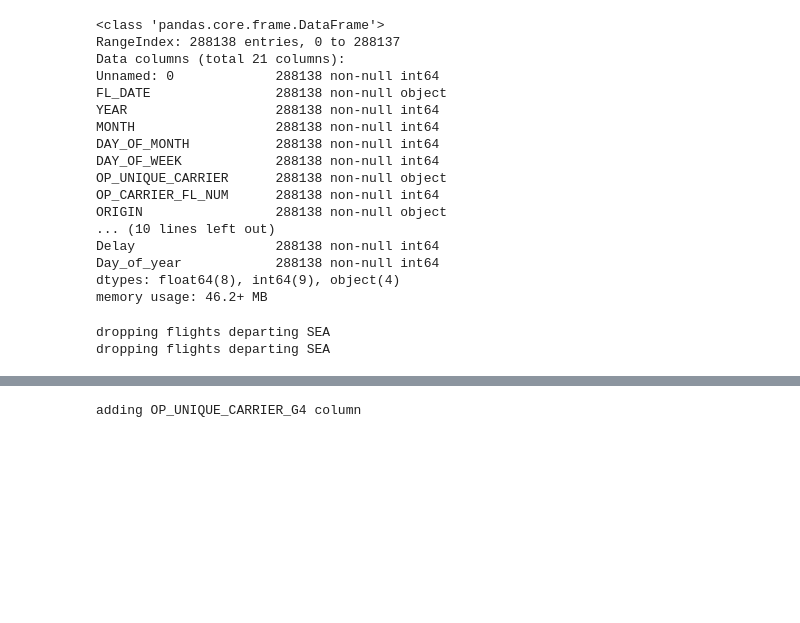
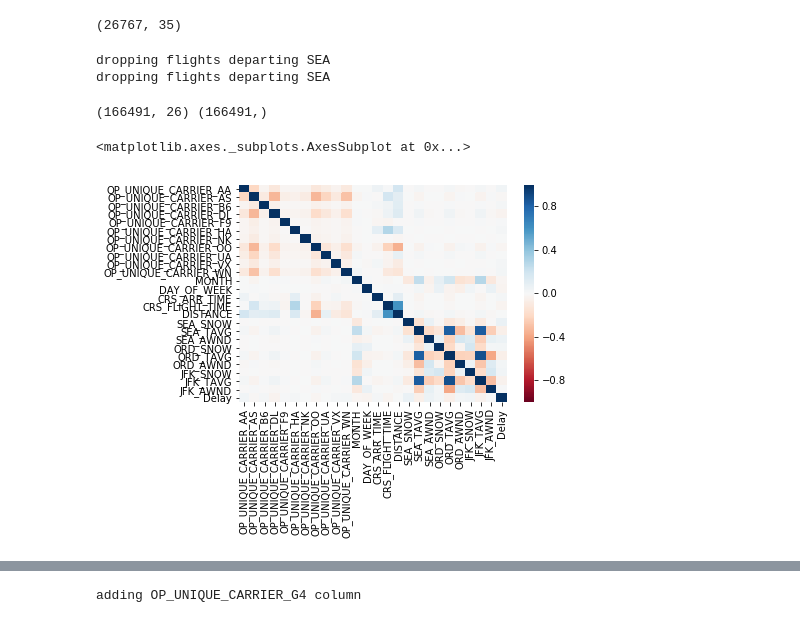
Before and after one commit to Stitchmaker/Metis_Bootcamp, a Jupyter notebook: McNulty_Project/McNulty_Analysis.ipynb, the cells around one changed output, grey strips where cells are left out. Drawn from its saved outputs; the diff is of its cells as text; code cells hidden in the pictures; blank space fills up the shorter version.

```diff
--- a/McNulty_Project/McNulty_Analysis.ipynb
+++ b/McNulty_Project/McNulty_Analysis.ipynb
@@ -35,26 +58,10 @@ import datetime
 # read data file
 FlightData1 = pd.read_csv('data/FlightData_2016_2017.csv')
 FlightData2 = pd.read_csv('data/FlightData_2017_2018.csv')
-# %%
-FlightData1.info()
-# %% [output]
-<class 'pandas.core.frame.DataFrame'>
-RangeIndex: 288138 entries, 0 to 288137
-Data columns (total 21 columns):
-Unnamed: 0             288138 non-null int64
-FL_DATE                288138 non-null object
-YEAR                   288138 non-null int64
-MONTH                  288138 non-null int64
-DAY_OF_MONTH           288138 non-null int64
-DAY_OF_WEEK            288138 non-null int64
-OP_UNIQUE_CARRIER      288138 non-null object
-OP_CARRIER_FL_NUM      288138 non-null int64
-ORIGIN                 288138 non-null object
-... (10 lines left out)
-Delay                  288138 non-null int64
-Day_of_year            288138 non-null int64
-dtypes: float64(8), int64(9), object(4)
-memory usage: 46.2+ MB
+# %%
+FlightData1[(FlightData1.DEST == 'SEA') & (FlightData1.Delay == 1)].shape
+# %% [output]
+(26767, 35)
 # %%
 def SetUp_Xy(FlightData):
     #print(FlightData.shape)
@@ -78,6 +85,8 @@ def SetUp_Xy(FlightData):
 
     # create one-hot columns for Airline Carrier
     X = pd.get_dummies(FlightData[['OP_UNIQUE_CARRIER']])
+
+    # or don't use the Airline Carrier in the analysis
     #X = pd.DataFrame()
 
     # add datetime for FL_DATE (flight date)
@@ -89,7 +98,11 @@ def SetUp_Xy(FlightData):
     #X = pd.concat([X, FlightData[['MONTH','DAY_OF_WEEK','Day_of_year','CRS_ARR_TIME',
     #                              'ARR_TIME','DISTANCE']]], axis=1, sort=False)
     X = pd.concat([X, FlightData[['MONTH','DAY_OF_WEEK','CRS_ARR_TIME',
-                                  'ARR_TIME','DISTANCE']]], axis=1, sort=False)
+                                  'CRS_FLIGHT_TIME','DISTANCE',
+                                  'SEA_SNOW','SEA_TAVG','SEA_AWND',
+                                  'ORD_SNOW','ORD_TAVG','ORD_AWND',
+                                  'JFK_SNOW','JFK_TAVG','JFK_AWND'
+                                ]]], axis=1, sort=False)
 
     # set up target
     y = FlightData['Delay']
@@ -101,3 +114,16 @@ X2,y2 = SetUp_Xy(FlightData2)
 # %% [output]
 dropping flights departing SEA
 dropping flights departing SEA
+# %%
+print(X2.shape, y2.shape)
+# %% [output]
+(166491, 26) (166491,)
+# %%
+import seaborn as sns
+corr = pd.concat([X1,y1],axis=1).corr()
+sns.heatmap(corr,
+            xticklabels=corr.columns.values,
+            yticklabels=corr.columns.values, vmin=-1, vmax=1, cmap='RdBu')
+# %% [output]
+<matplotlib.axes._subplots.AxesSubplot at 0x...>
+[figure, added]
```
Also changed, not shown: parts of 68 cells of this notebook, 1 other file.
